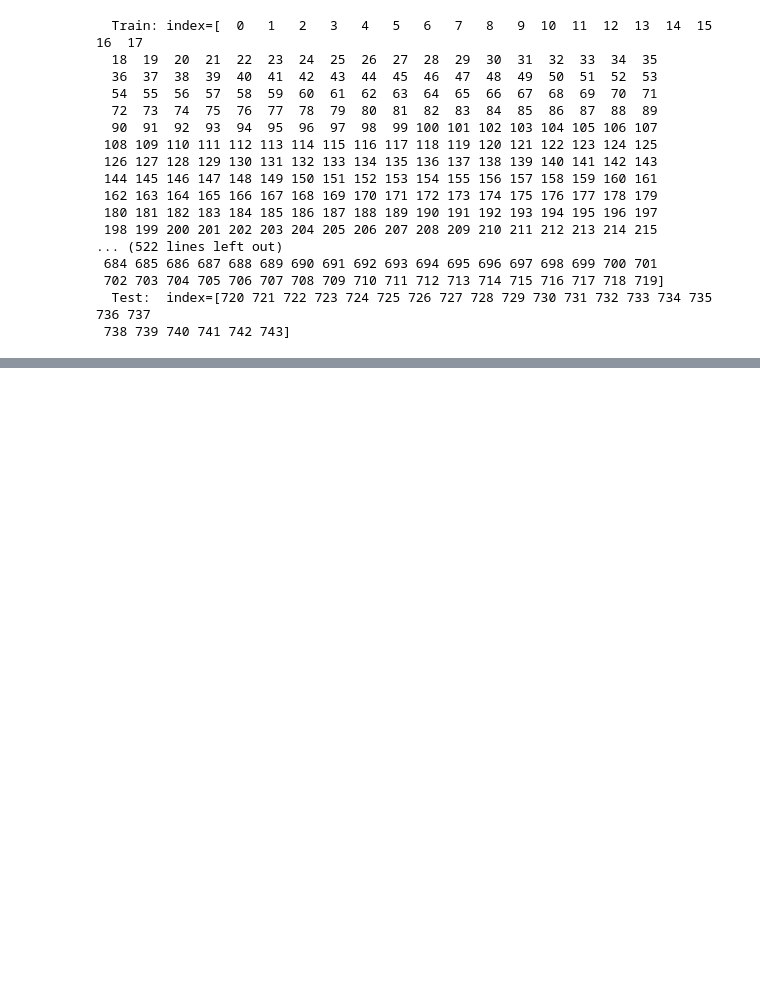
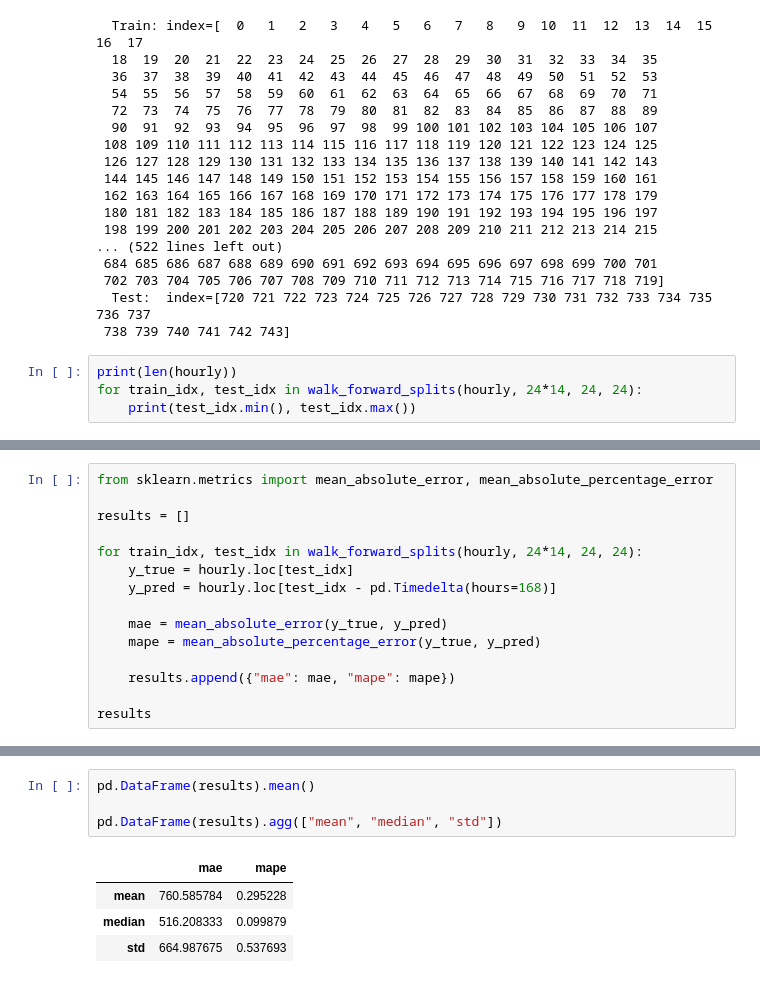
Before and after one commit to Omid16/demand-forecasting-service, a Jupyter notebook: notebooks/02_backtest.ipynb, the cells around one changed output, grey strips where cells are left out. Cells and saved outputs as stored; diff of their text form; blank space fills up the shorter version.

Commit message:
Add seasonal-naive baseline with walk-forward MAE/MAPE + storm anomaly confirmation

```diff
--- a/notebooks/02_backtest.ipynb
+++ b/notebooks/02_backtest.ipynb
@@ -65,3 +65,7 @@ for train_i, test_i in tscv.split(hourly):
  702 703 704 705 706 707 708 709 710 711 712 713 714 715 716 717 718 719]
   Test:  index=[720 721 722 723 724 725 726 727 728 729 730 731 732 733 734 735 736 737
  738 739 740 741 742 743]
+# %%
+print(len(hourly))
+for train_idx, test_idx in walk_forward_splits(hourly, 24*14, 24, 24):
+    print(test_idx.min(), test_idx.max())
@@ -67,0 +91,15 @@ for train_i, test_i in tscv.split(hourly):
+# %%
+from sklearn.metrics import mean_absolute_error, mean_absolute_percentage_error
+
+results = []
+
+for train_idx, test_idx in walk_forward_splits(hourly, 24*14, 24, 24):
+    y_true = hourly.loc[test_idx]
+    y_pred = hourly.loc[test_idx - pd.Timedelta(hours=168)]
+
+    mae = mean_absolute_error(y_true, y_pred)
+    mape = mean_absolute_percentage_error(y_true, y_pred)
+
+    results.append({"mae": mae, "mape": mape})
+
+results
@@ -67,0 +124,9 @@ for train_i, test_i in tscv.split(hourly):
+# %%
+pd.DataFrame(results).mean()
+
+pd.DataFrame(results).agg(["mean", "median", "std"])
+# %% [output]
+|  | mae | mape |
+| mean | 760.585784 | 0.295228 |
+| median | 516.208333 | 0.099879 |
+| std | 664.987675 | 0.537693 |
```
Also changed, not shown: parts of 2 cells of this notebook, 1 other file.
